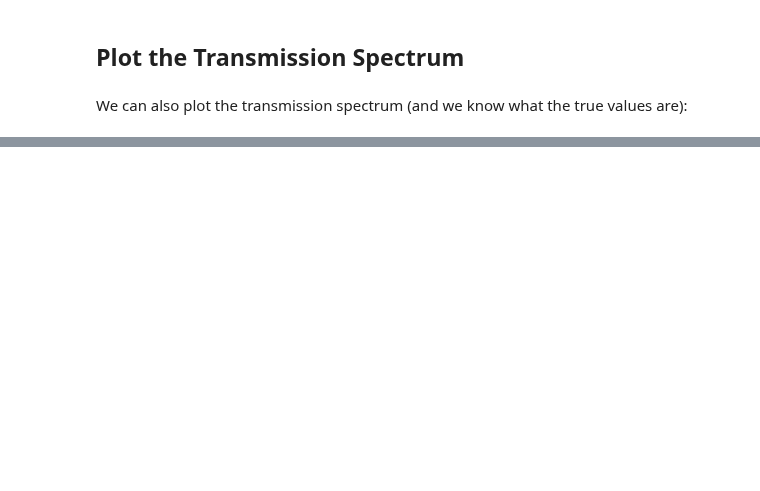
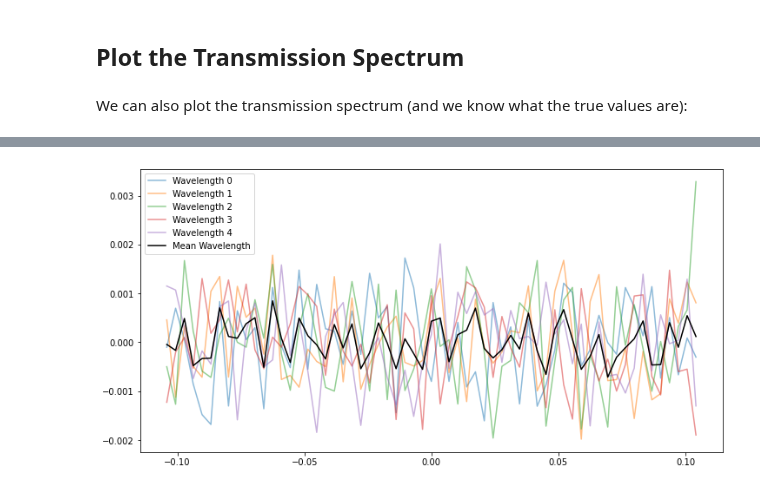
Before and after one commit to catrionamurray/chromatic_fitting, a Jupyter notebook: docs/tutorial_for_transit_fitting.ipynb, the cells around one changed output, grey strips where cells are left out. Cells and saved outputs as stored; diff of their text form; code cells hidden in the pictures; blank space fills up the shorter version.

```diff
--- a/docs/tutorial_for_transit_fitting.ipynb
+++ b/docs/tutorial_for_transit_fitting.ipynb
@@ -365,0 +243,4 @@ red_chi_sq = chi_sq / degrees_of_freedom
+# %%
+t.plot_residuals()
+# %% [output]
+[figure, added]
```
Also changed, not shown: parts of 34 cells of this notebook, 4 other files.
